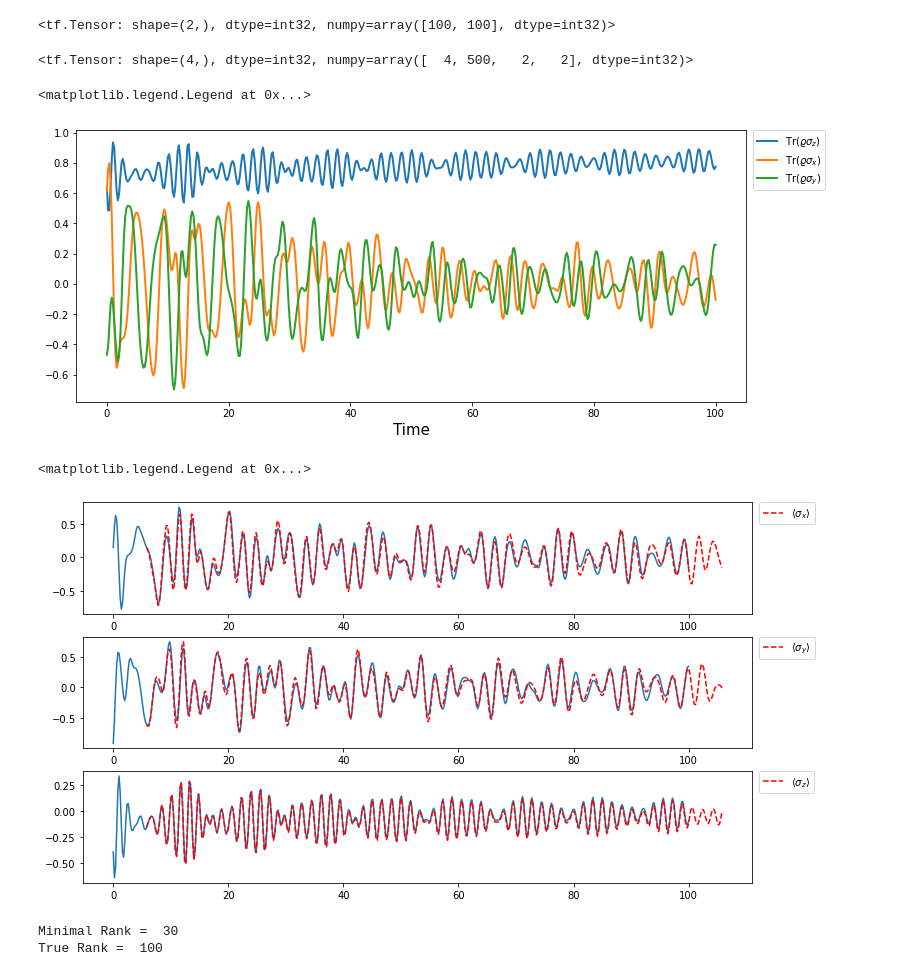
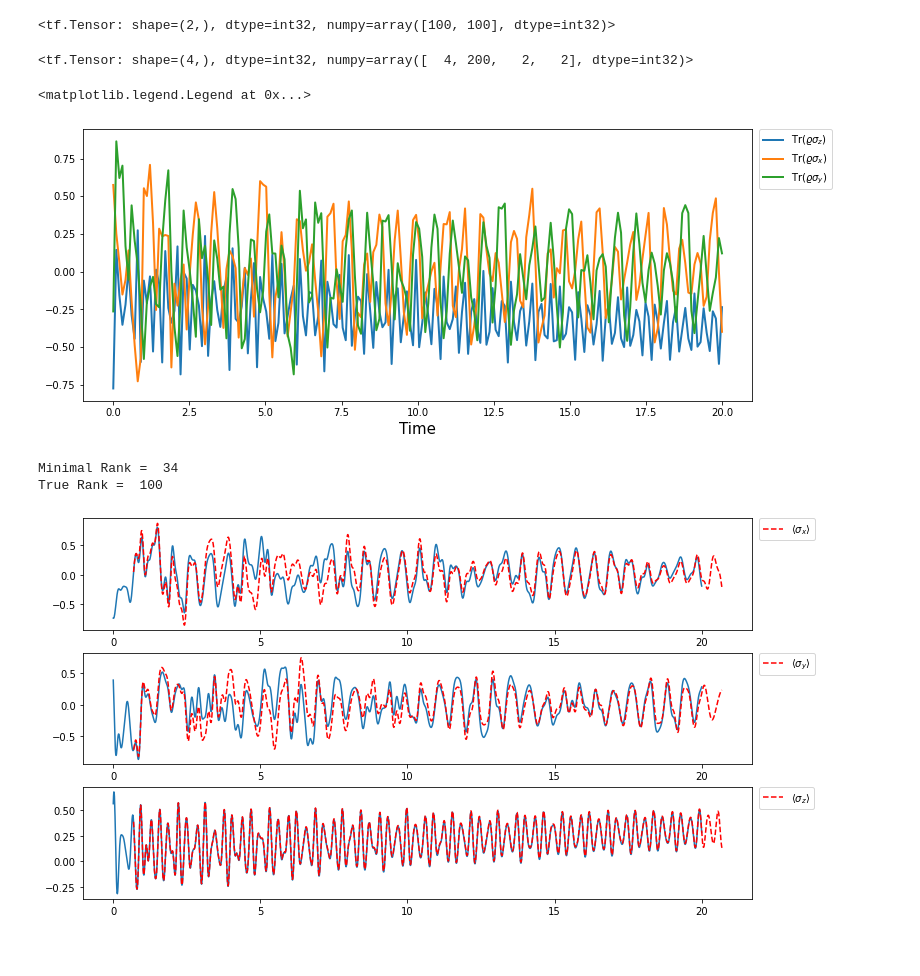
Before and after one commit to gavreevm/Dynamic-mode-decomposition-for-open-quantum-systems-identification, a Jupyter notebook: JC_model_playground.ipynb, the cells around one changed output. Cells and saved outputs as stored; diff of their text form; code cells hidden in the pictures.

Commit message:
JC model fixed

```diff
--- a/JC_model_playground.ipynb
+++ b/JC_model_playground.ipynb
@@ -24,12 +24,12 @@ pauli = tf.concat([sigma_x[tf.newaxis], sigma_y[tf.newaxis], sigma_z[tf.newaxis]
 # %%
 # Parameters
 # simulation_parameters
-total_time = 100
-time_step = 0.2
+total_time = 20
+time_step = 0.1
 number_of_lines = 2
 # system_parameters
-omega, gamma = 1., 0.01
-alpha = tf.constant([0., 0., 1.], dtype=tf.complex128)
+omega, gamma = 10., 0.05
+alpha = tf.constant([1., 0., 1.], dtype=tf.complex128)
 sys_dim = 2
 mode_type = 'Coherent_state'
 mode_parameter = 1.1
@@ -57,7 +57,7 @@ tf.shape(model.generator)
 model.generate_dynamics(2 * number_of_lines, total_time, time_step)
 tf.shape(model.dynamics)
 # %% [output]
-<tf.Tensor: shape=(4,), dtype=int32, numpy=array([  4, 500,   2,   2], dtype=int32)>
+<tf.Tensor: shape=(4,), dtype=int32, numpy=array([  4, 200,   2,   2], dtype=int32)>
 # %%
 data_train = model.dynamics[:number_of_lines]
 data_test = model.dynamics[number_of_lines:]
@@ -83,10 +83,12 @@ plt.xlabel('Time', fontsize=15)
 plt.legend(bbox_to_anchor=(1.01, 1), loc='upper left', borderaxespad=0.)
 # %% [output]
 <matplotlib.legend.Legend at 0x...>
-[figure, old version]
+[figure, new version]
 # %%
 eps = 1e-3  # tolerance
-K = 30
+K =70
+
+ind=0
 
 # embedding
 emb = Embedding()
@@ -94,7 +96,7 @@ emb.learn(data_train, eps=eps, K=K, denoise=False)
 min_rank = emb.rank
 
 K = emb.K
-prediction = emb.predict(data_test[0, :K],
+prediction = emb.predict(data_test[ind, :K],
                          data_test.shape[1])
 # corresponding bloch vectors
 X_predicted = tf.tensordot(prediction, pauli, [[1, 2], [2, 1]])
@@ -103,34 +105,32 @@ X_test = tf.tensordot(data_test, pauli, [[2, 3], [2, 1]])
 # %%
 time = tf.linspace(0, total_time, X_test.shape[1])
 plt.figure(figsize=(12, 7))
 
 plt.subplot(311)
-plt.plot(time, np.real(X_test[0, :, 0]),
+plt.plot(time, np.real(X_test[ind, :, 0]),
          color='tab:blue')
 plt.plot(time + (K - 1) * time_step, np.real(X_predicted[:, 0]),
          'r--', label=r'$\langle\sigma_x\rangle$')
 plt.legend(bbox_to_anchor=(1.01, 1), loc='upper left', borderaxespad=0.)
 
 plt.subplot(312)
-plt.plot(time, np.real(X_test[0, :, 1]),
+plt.plot(time, np.real(X_test[ind, :, 1]),
          color='tab:blue')
 plt.plot(time + (K - 1) * time_step, np.real(X_predicted[:, 1]),
          'r--', label=r'$\langle\sigma_y\rangle$')
 plt.legend(bbox_to_anchor=(1.01, 1), loc='upper left', borderaxespad=0.)
 
 plt.subplot(313)
-plt.plot(time, np.real(X_test[0, :, 2]),
+plt.plot(time, np.real(X_test[ind, :, 2]),
          color='tab:blue')
 plt.plot(time + (K - 1) * time_step, np.real(X_predicted[:, 2]),
          'r--', label=r'$\langle\sigma_z\rangle$')
 
 plt.legend(bbox_to_anchor=(1.01, 1), loc='upper left', borderaxespad=0.)
+
+print('Minimal Rank = ', min_rank)
+print('True Rank = ', (model.sys_dim * model.env_dim)**2)
 # %% [output]
-<matplotlib.legend.Legend at 0x...>
+Minimal Rank =  34
+True Rank =  100
-[figure, old version]
+[figure, new version]
-# %%
-print('Minimal Rank = ', min_rank)
-print('True Rank = ', (model.sys_dim * model.env_dim)**2)
-# %% [output]
-Minimal Rank =  30
-True Rank =  100
```
Also changed, not shown: 3 other files.
